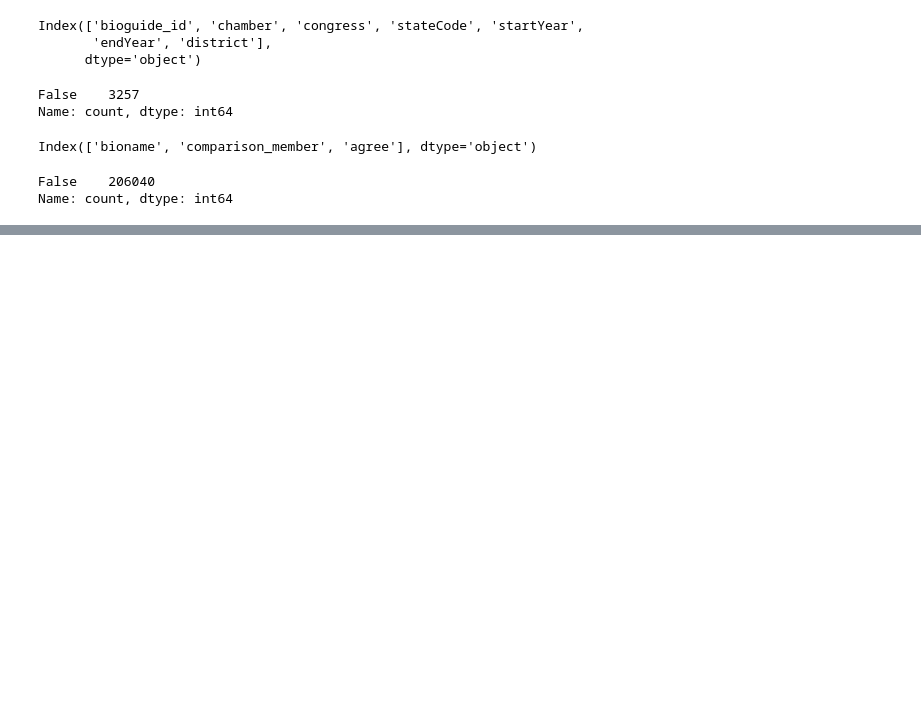
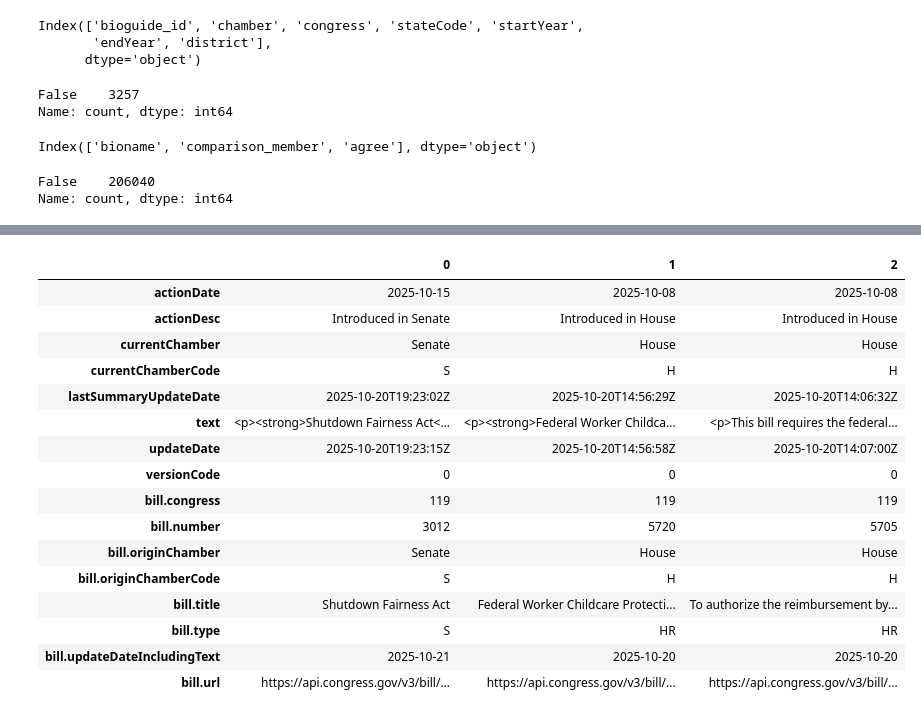
Before and after one commit to ziqian1215/DS-6600, a Jupyter notebook: notebooks/schema.ipynb, the cells around one changed output, grey strips where cells are left out. Saved outputs shown, nothing was run; the diff lists cells and outputs as text; code cells hidden in the pictures; blank space fills up the shorter version.

```diff
--- a/notebooks/schema.ipynb
+++ b/notebooks/schema.ipynb
@@ -93,0 +210,20 @@ Name: count, dtype: int64
+# %%
+bill_summaries.head(3).T
+# %% [output]
+|  | 0 | 1 | 2 |
+| actionDate | 2025-10-15 | 2025-10-08 | 2025-10-08 |
+| actionDesc | Introduced in Senate | Introduced in House | Introduced in House |
+| currentChamber | Senate | House | House |
+| currentChamberCode | S | H | H |
+| lastSummaryUpdateDate | 2025-10-20T19:23:02Z | 2025-10-20T14:56:29Z | 2025-10-20T14:06:32Z |
+| text | <p><strong>Shutdown Fairness Act<... | <p><strong>Federal Worker Childca... | <p>This bill requires the federal... |
+| updateDate | 2025-10-20T19:23:15Z | 2025-10-20T14:56:58Z | 2025-10-20T14:07:00Z |
+| versionCode | 0 | 0 | 0 |
+| bill.congress | 119 | 119 | 119 |
+| bill.number | 3012 | 5720 | 5705 |
+| bill.originChamber | Senate | House | House |
+| bill.originChamberCode | S | H | H |
+| bill.title | Shutdown Fairness Act | Federal Worker Childcare Protecti... | To authorize the reimbursement by... |
+| bill.type | S | HR | HR |
+| bill.updateDateIncludingText | 2025-10-21 | 2025-10-20 | 2025-10-20 |
+| bill.url | https://api.congress.gov/v3/bill/... | https://api.congress.gov/v3/bill/... | https://api.congress.gov/v3/bill/... |
```
Also changed, not shown: parts of 23 cells of this notebook.
